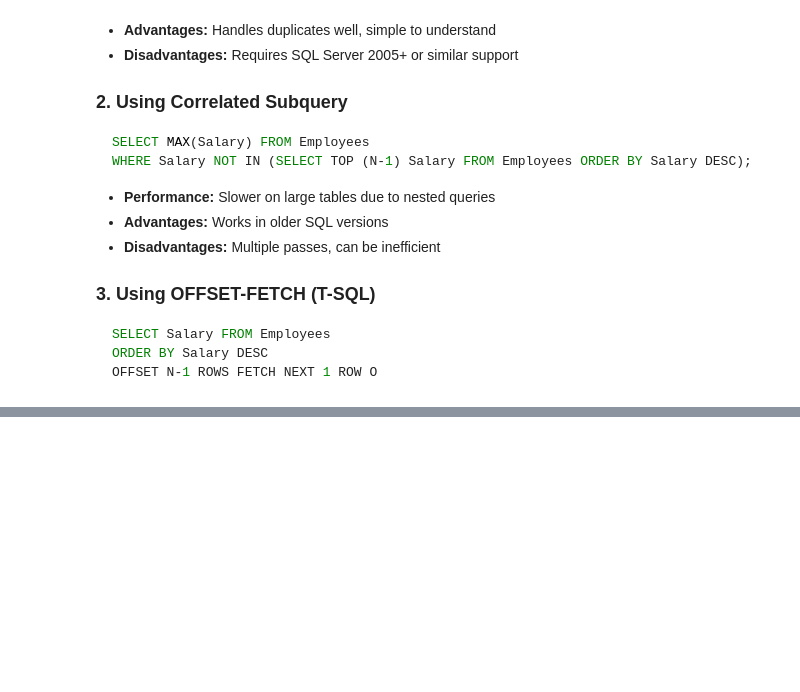
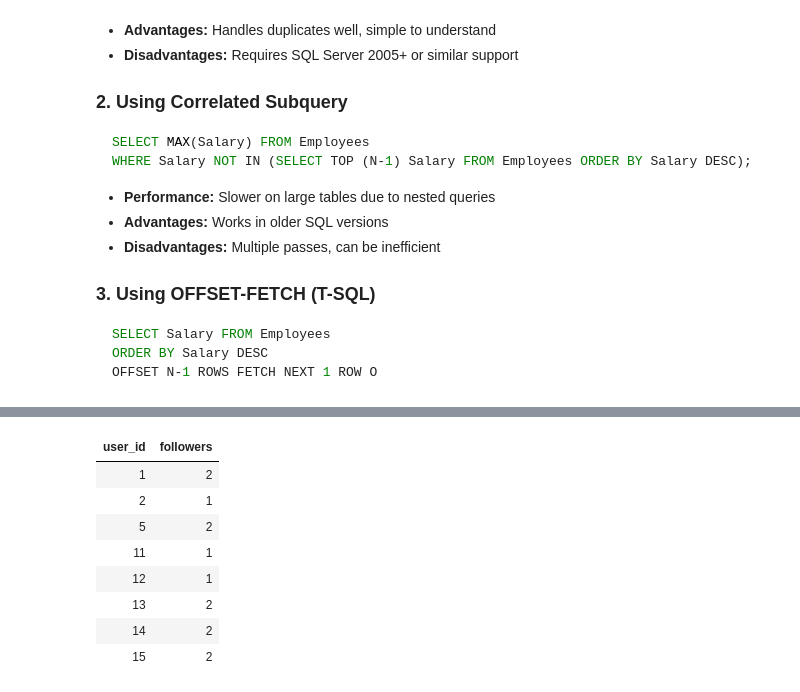
Before and after one commit to prasad-nimbalkar/Interview-Questions, a Jupyter notebook: sql-interview-questions.ipynb.ipynb, the cells around one changed output, grey strips where cells are left out. Saved outputs shown, nothing was run; the diff lists cells and outputs as text; code cells hidden in the pictures; blank space fills up the shorter version.

```diff
--- a/sql-interview-questions.ipynb.ipynb
+++ b/sql-interview-questions.ipynb.ipynb
@@ -1504,0 +1547,15 @@ OFFSET N-1 ROWS FETCH NEXT 1 ROW O
+# %%
+%sql
+SELECT user_id, COUNT(follower_id) AS followers
+FROM famous
+GROUP BY user_id;
+# %% [output]
+| user_id | followers |
+| 1 | 2 |
+| 2 | 1 |
+| 5 | 2 |
+| 11 | 1 |
+| 12 | 1 |
+| 13 | 2 |
+| 14 | 2 |
+| 15 | 2 |
```
Also changed, not shown: parts of 6 cells of this notebook.
